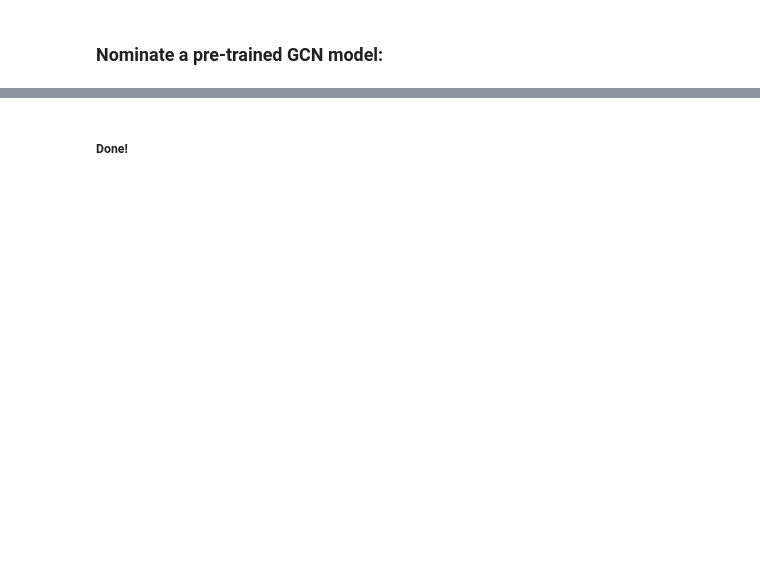
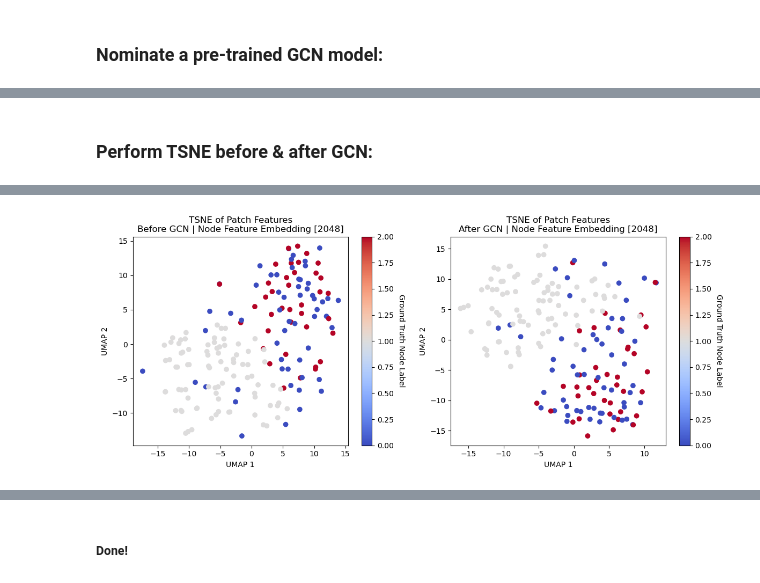
Before and after one commit to alan-turing-institute/grace, a Jupyter notebook: notebooks/infer_predictions.ipynb, the cells around one changed output, grey strips where cells are left out. Saved outputs shown, nothing was run; the diff lists cells and outputs as text; code cells hidden in the pictures; blank space fills up the shorter version.

Commit message:
Pool inference & TSNE notebooks

```diff
--- a/notebooks/infer_predictions.ipynb
+++ b/notebooks/infer_predictions.ipynb
@@ -61,0 +86,6 @@ pre_trained_gcn.eval()
+# %% [markdown]
+### Perform TSNE before & after GCN:
+# %%
+dim_red = TSNEDimensionalityReduction(graph=G, model=classifier_filename)
+dim_red.plot_TSNE_before_and_after_GCN()
+# %% [output]
@@ -61,0 +95 @@ pre_trained_gcn.eval()
+[figure, added]
```
Also changed, not shown: parts of 12 cells of this notebook, 3 other files.
